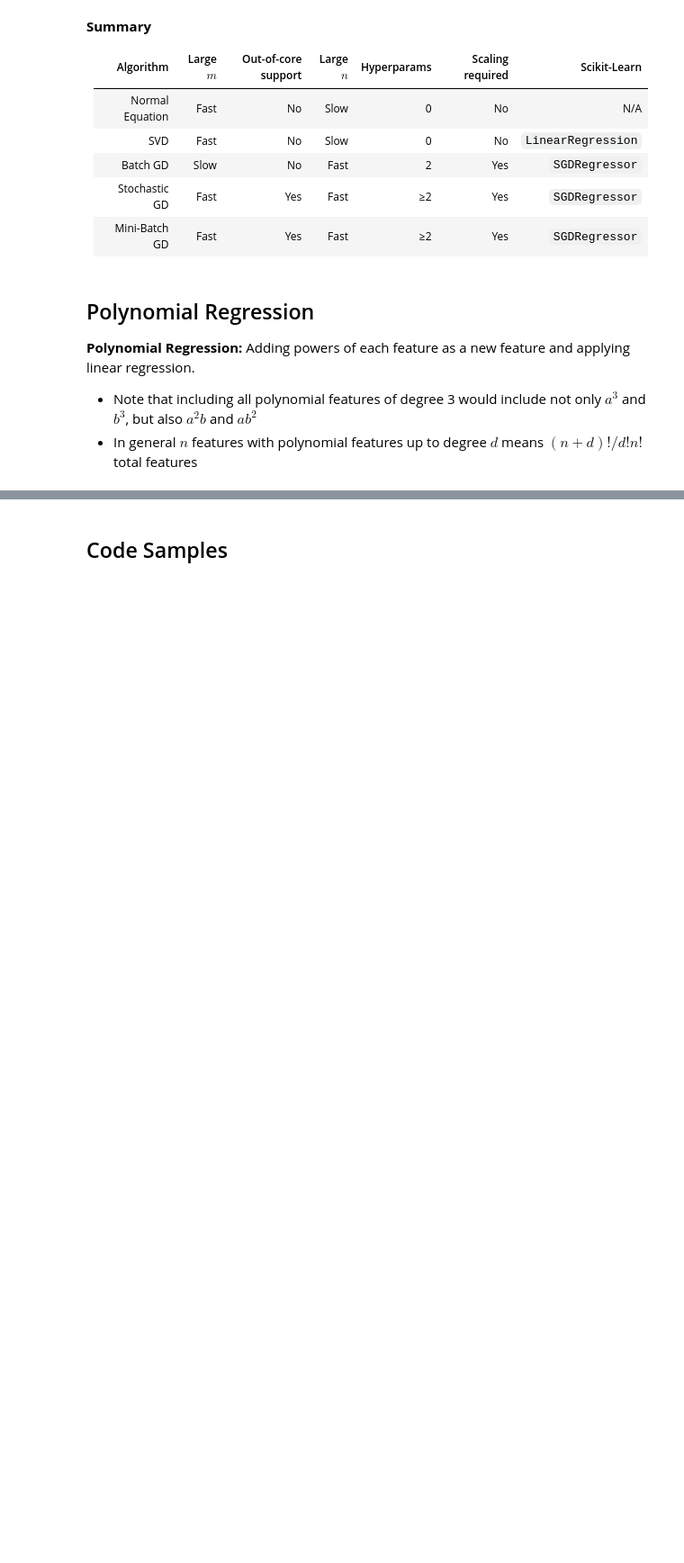
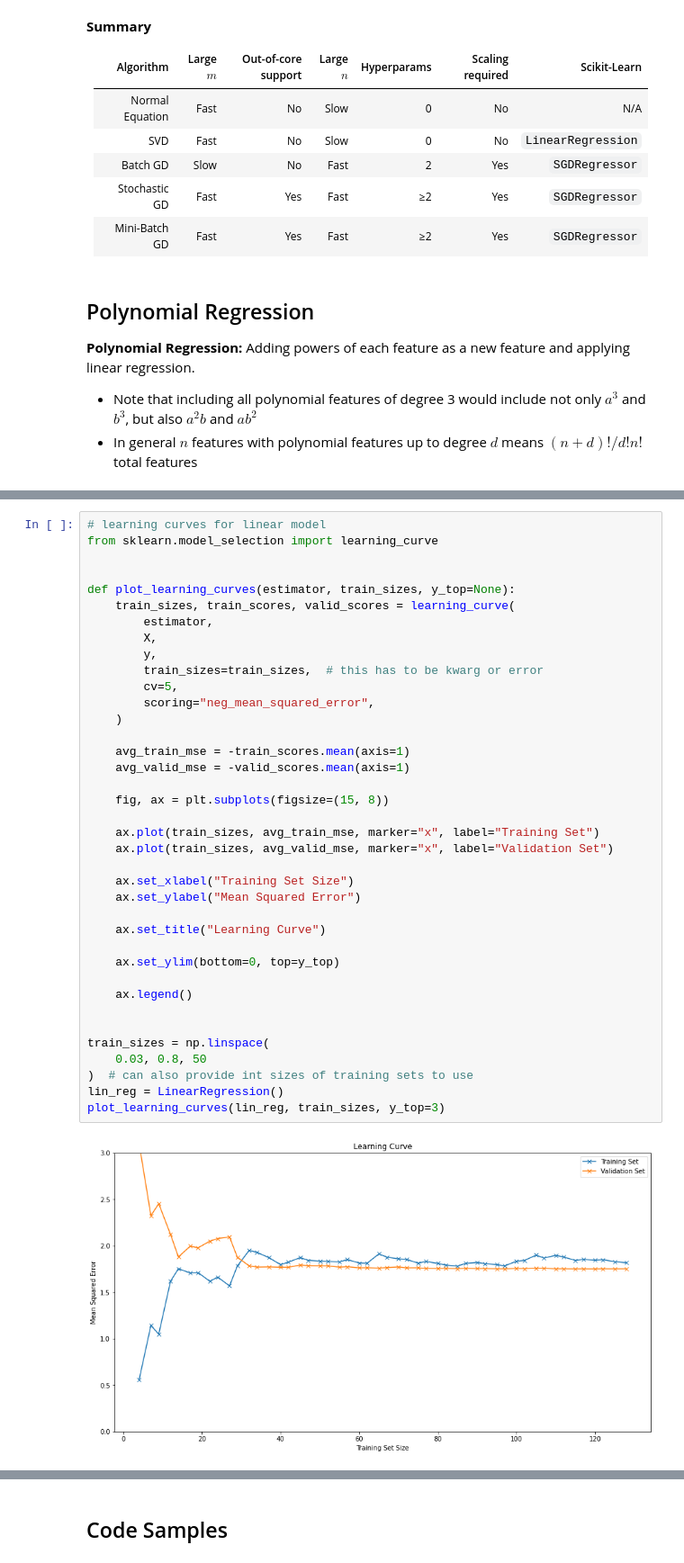
Before and after one commit to chris-leonard/hands-on-machine-learning, a Jupyter notebook: chapter-4/chapter-4-notes.ipynb, the cells around one changed output, grey strips where cells are left out. Shown at 90% size. Drawn from its saved outputs; the diff is of its cells as text; blank space fills up the shorter version.

```diff
--- a/chapter-4/chapter-4-notes.ipynb
+++ b/chapter-4/chapter-4-notes.ipynb
@@ -232,0 +256,40 @@ Coefficient of x^2: 0.52
+# %%
+# learning curves for linear model
+from sklearn.model_selection import learning_curve
+
+
+def plot_learning_curves(estimator, train_sizes, y_top=None):
+    train_sizes, train_scores, valid_scores = learning_curve(
+        estimator,
+        X,
+        y,
+        train_sizes=train_sizes,  # this has to be kwarg or error
+        cv=5,
+        scoring="neg_mean_squared_error",
+    )
+
+    avg_train_mse = -train_scores.mean(axis=1)
+    avg_valid_mse = -valid_scores.mean(axis=1)
+
+    fig, ax = plt.subplots(figsize=(15, 8))
+
+    ax.plot(train_sizes, avg_train_mse, marker="x", label="Training Set")
+    ax.plot(train_sizes, avg_valid_mse, marker="x", label="Validation Set")
+
+    ax.set_xlabel("Training Set Size")
+    ax.set_ylabel("Mean Squared Error")
+
+    ax.set_title("Learning Curve")
+
+    ax.set_ylim(bottom=0, top=y_top)
+
+    ax.legend()
+
+
+train_sizes = np.linspace(
+    0.03, 0.8, 50
+)  # can also provide int sizes of training sets to use
+lin_reg = LinearRegression()
+plot_learning_curves(lin_reg, train_sizes, y_top=3)
+# %% [output]
+[figure, added]
```
Also changed, not shown: parts of 8 cells of this notebook, 4 other files.
